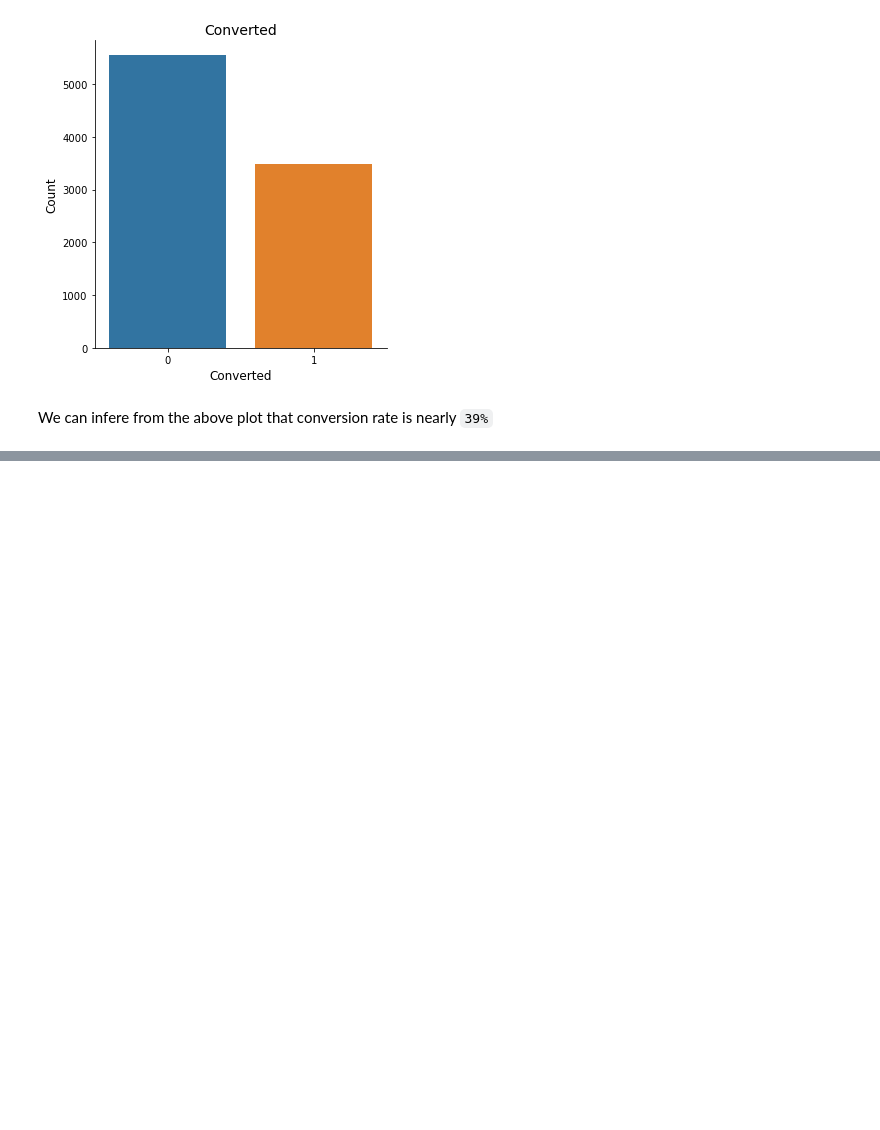
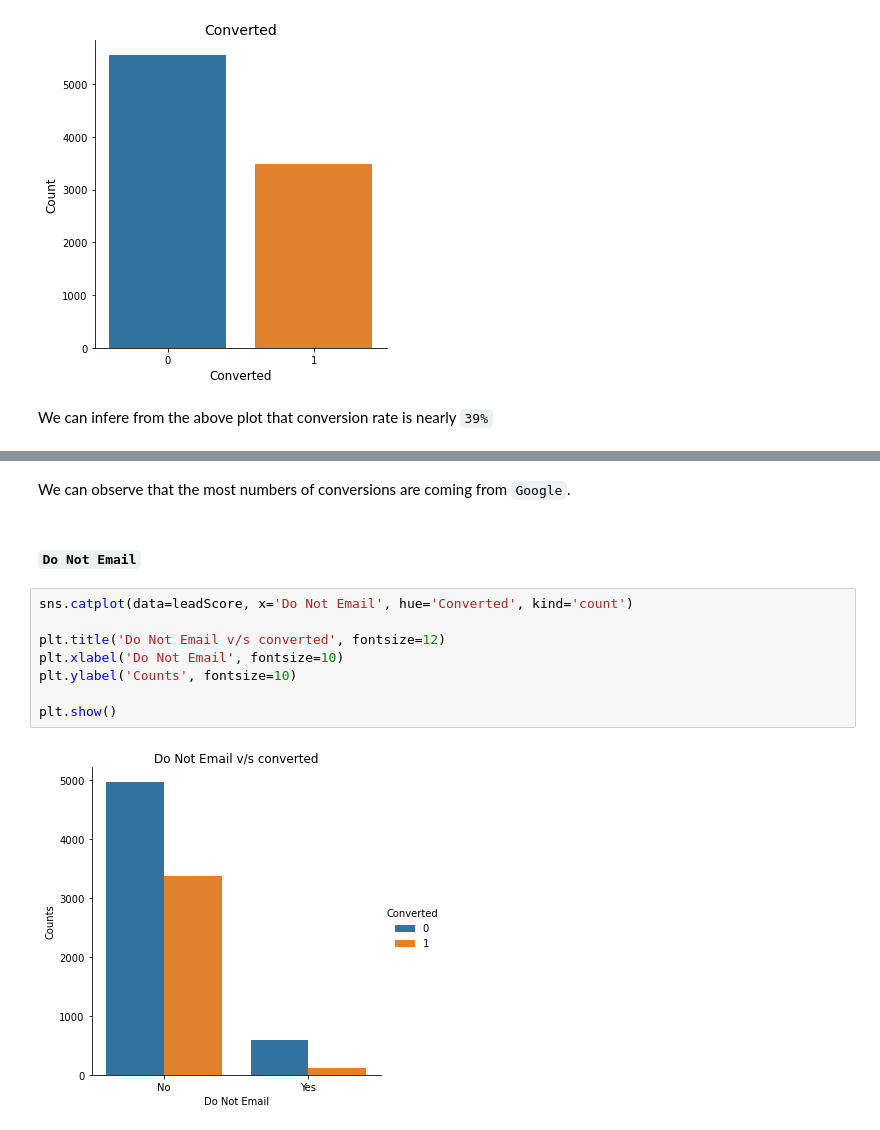
Before and after one commit to ManishDhawal/Lead_Score_Case_Study, a Jupyter notebook: Lead+Scoring+Case+Study.ipynb, the cells around one changed output, grey strips where cells are left out. Drawn from its saved outputs; the diff is of its cells as text; blank space fills up the shorter version.

```diff
--- a/Lead+Scoring+Case+Study.ipynb
+++ b/Lead+Scoring+Case+Study.ipynb
@@ -484,0 +529,14 @@ We can infere from the above plot that conversion rate is nearly `39%`
+# %% [markdown]
+We can observe that the most numbers of conversions are coming from `Google`.
+# %% [markdown]
+#### `Do Not Email`
+# %%
+sns.catplot(data=leadScore, x='Do Not Email', hue='Converted', kind='count')
+
+plt.title('Do Not Email v/s converted', fontsize=12)
+plt.xlabel('Do Not Email', fontsize=10)
+plt.ylabel('Counts', fontsize=10)
+
+plt.show()
+# %% [output]
+[figure, added]
```
Also changed, not shown: parts of 54 cells of this notebook.
